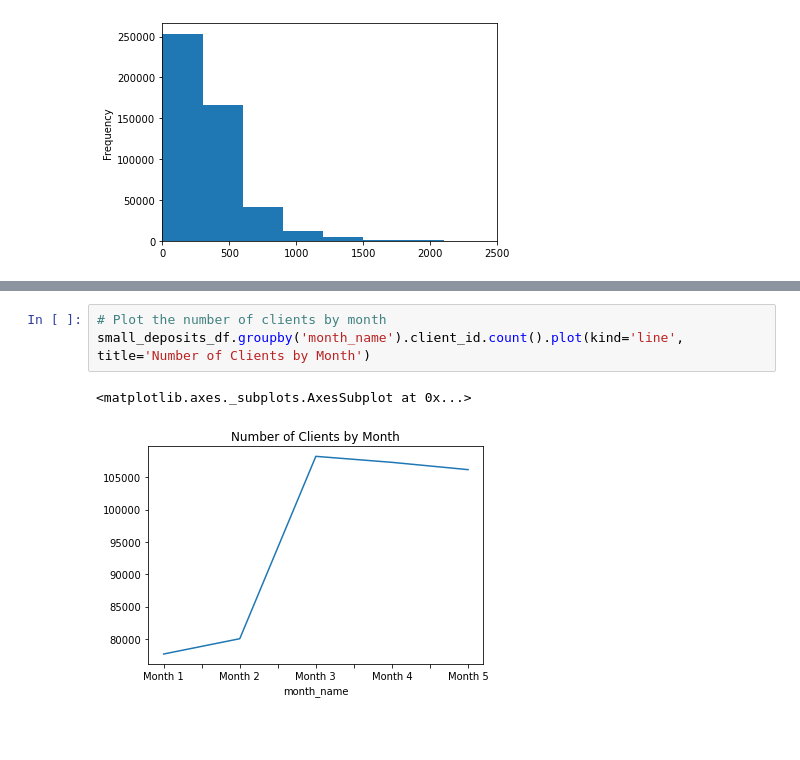
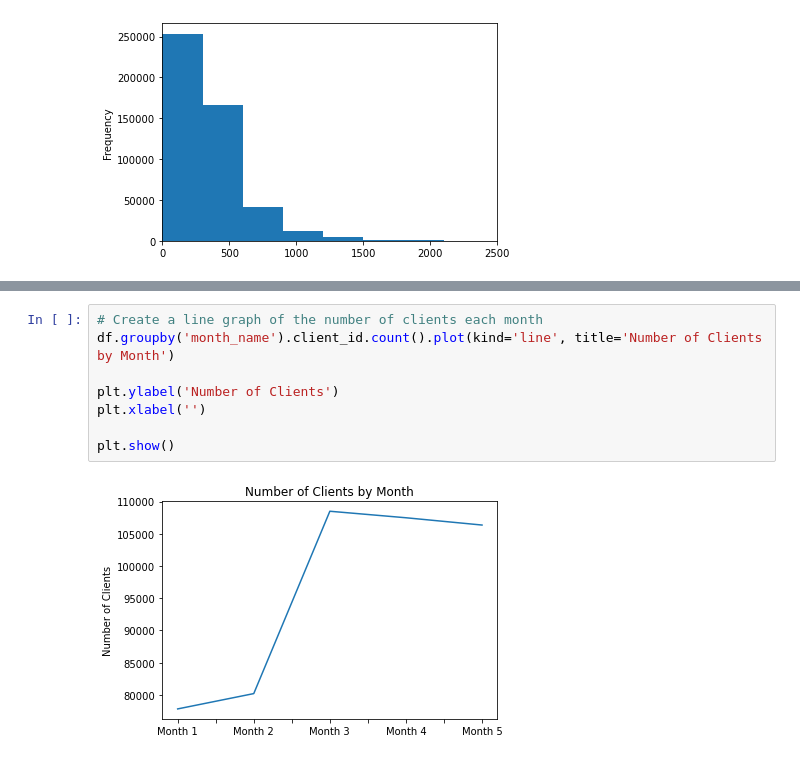
Before and after one commit to AvatarJoshi/marketing_campaign_analysis, a Jupyter notebook: marketing_analysis.ipynb, the cells around one changed output, grey strips where cells are left out. Saved outputs shown, nothing was run; the diff lists cells and outputs as text; blank space fills up the shorter version.

```diff
--- a/marketing_analysis.ipynb
+++ b/marketing_analysis.ipynb
@@ -354,6 +337,10 @@ small_deposits_df.head()
 # %%
-# Plot the number of clients by month
-small_deposits_df.groupby('month_name').client_id.count().plot(kind='line', title='Number of Clients by Month')
+# Create a line graph of the number of clients each month
+df.groupby('month_name').client_id.count().plot(kind='line', title='Number of Clients by Month')
+
+plt.ylabel('Number of Clients')
+plt.xlabel('')
+
+plt.show()
 # %% [output]
-<matplotlib.axes._subplots.AxesSubplot at 0x...>
-[figure, old version]
+[figure, new version]
```
Also changed, not shown: parts of 22 cells of this notebook.
